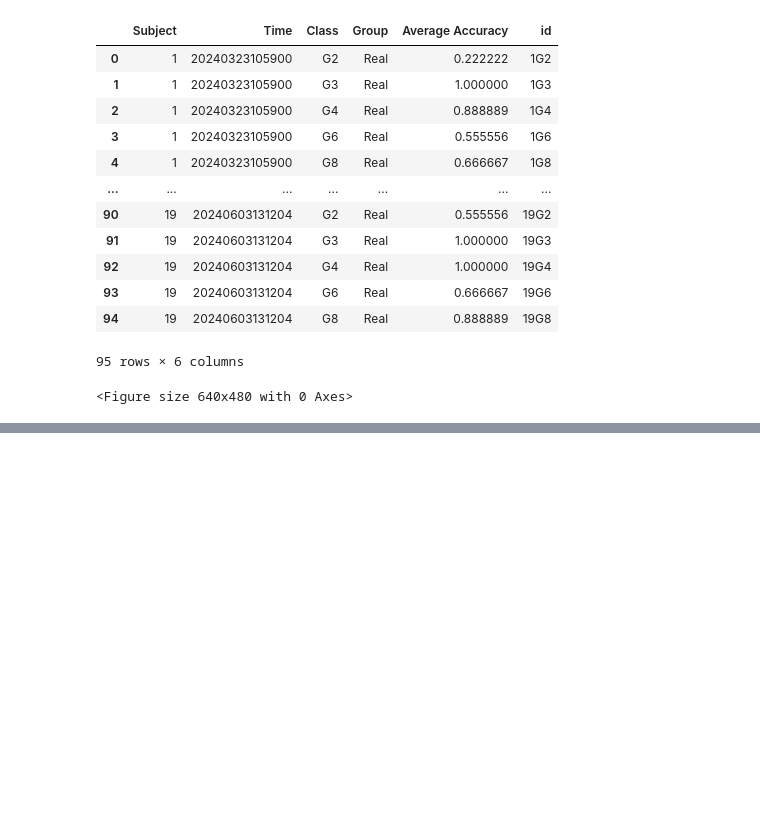
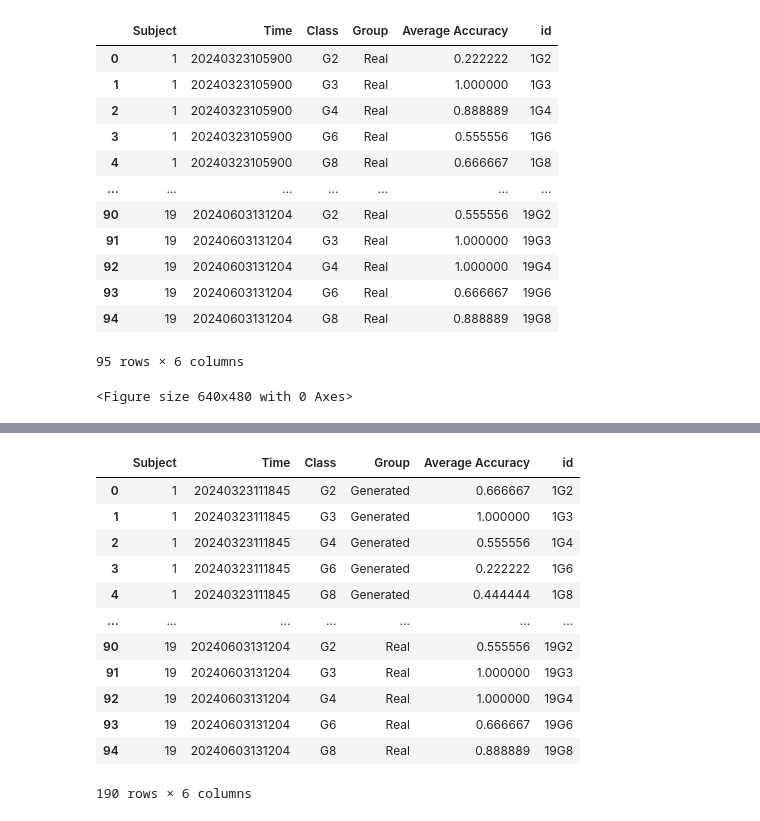
Before and after one commit to shinolab/vibrotactile-autoencoder, a Jupyter notebook: result_analysis.ipynb, the cells around one changed output, grey strips where cells are left out. Cells and saved outputs as stored; diff of their text form; code cells hidden in the pictures; blank space fills up the shorter version.

```diff
--- a/result_analysis.ipynb
+++ b/result_analysis.ipynb
@@ -525,0 +544,16 @@ plt.xticks(list(range(1, 20)))
+# %%
+df_avgacc
+# %% [output]
+|  | Subject | Time | Class | Group | Average Accuracy | id |
+| 0 | 1 | 20240323111845 | G2 | Generated | 0.666667 | 1G2 |
+| 1 | 1 | 20240323111845 | G3 | Generated | 1.000000 | 1G3 |
+| 2 | 1 | 20240323111845 | G4 | Generated | 0.555556 | 1G4 |
+| 3 | 1 | 20240323111845 | G6 | Generated | 0.222222 | 1G6 |
+| 4 | 1 | 20240323111845 | G8 | Generated | 0.444444 | 1G8 |
+| ... | ... | ... | ... | ... | ... | ... |
+| 90 | 19 | 20240603131204 | G2 | Real | 0.555556 | 19G2 |
+| 91 | 19 | 20240603131204 | G3 | Real | 1.000000 | 19G3 |
+| 92 | 19 | 20240603131204 | G4 | Real | 1.000000 | 19G4 |
+| 93 | 19 | 20240603131204 | G6 | Real | 0.666667 | 19G6 |
+| 94 | 19 | 20240603131204 | G8 | Real | 0.888889 | 19G8 |
+190 rows × 6 columns
```
Also changed, not shown: parts of 7 cells of this notebook.
